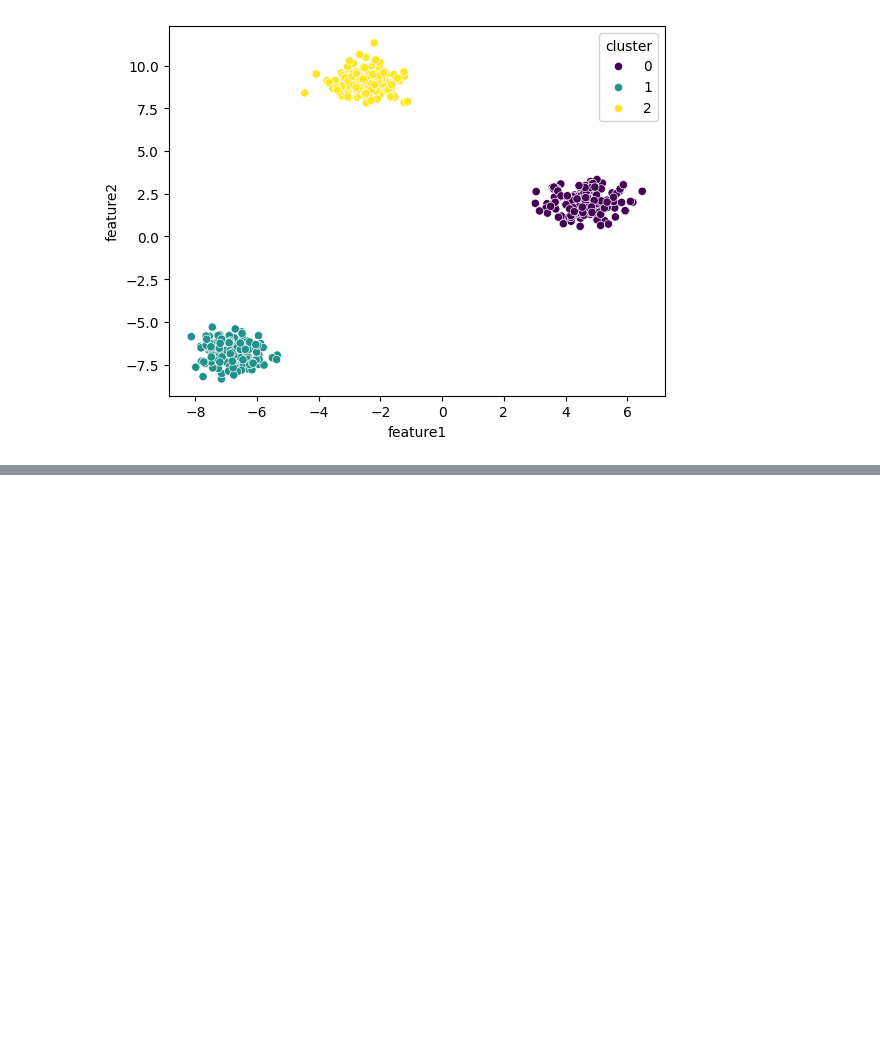
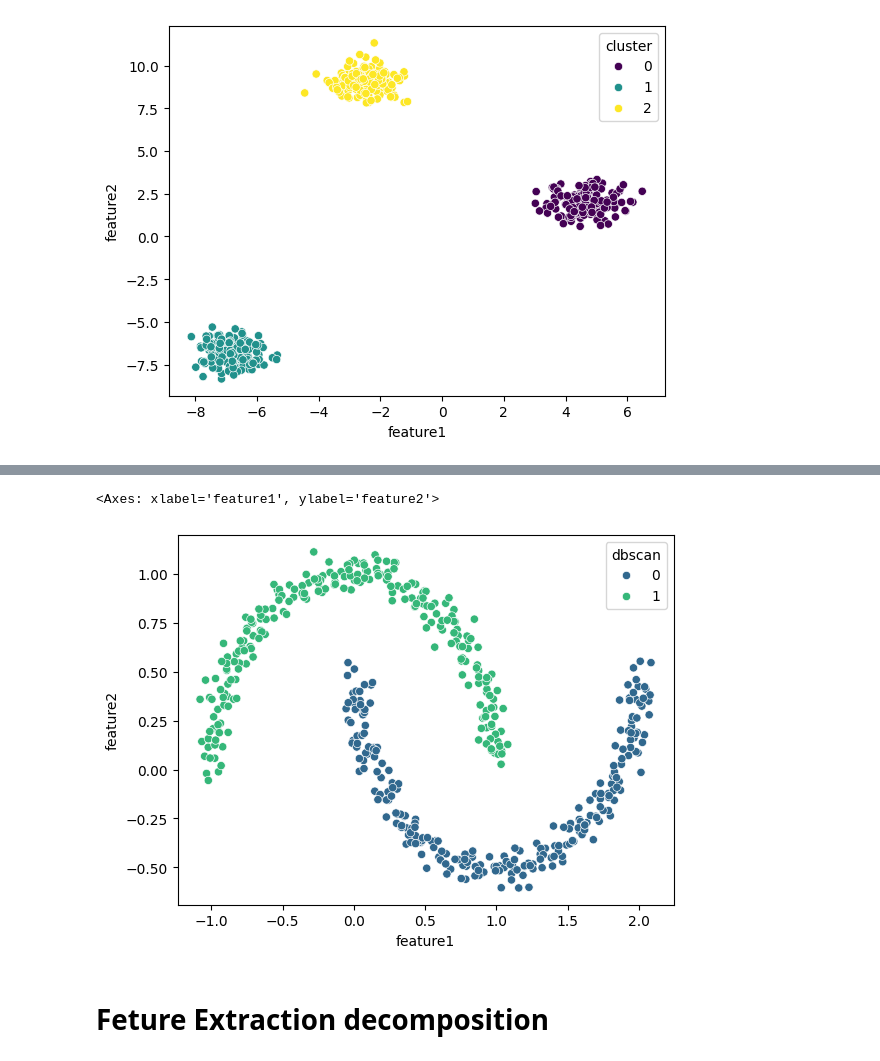
Before and after one commit to rajeshgowda116/Machine-Learning, a Jupyter notebook: projects/Clustering/Cluster.ipynb, the cells around one changed output, grey strips where cells are left out. Drawn from its saved outputs; the diff is of its cells as text; code cells hidden in the pictures; blank space fills up the shorter version.

```diff
--- a/projects/Clustering/Cluster.ipynb
+++ b/projects/Clustering/Cluster.ipynb
@@ -101,0 +112,3 @@ sns.scatterplot(
+# %%
+scaler = StandardScaler()
+X_scaled = scaler.fit_transform(df)
@@ -101,0 +130,3 @@ sns.scatterplot(
+# %%
+dbscan=DBSCAN(eps=0.3,min_samples=5)
+dbscan_labels=dbscan.fit_predict(X_scaled)
@@ -101,0 +153,14 @@ sns.scatterplot(
+# %%
+df['dbscan']=dbscan_labels
+# %%
+sns.scatterplot(
+    x=df['feature1'],
+    y=df['feature2'],
+    hue=df['dbscan'],
+    palette='viridis'
+)
+# %% [output]
+<Axes: xlabel='feature1', ylabel='feature2'>
+[figure, added]
+# %% [markdown]
+# Feture Extraction decomposition
```
Also changed, not shown: parts of 18 cells of this notebook.
